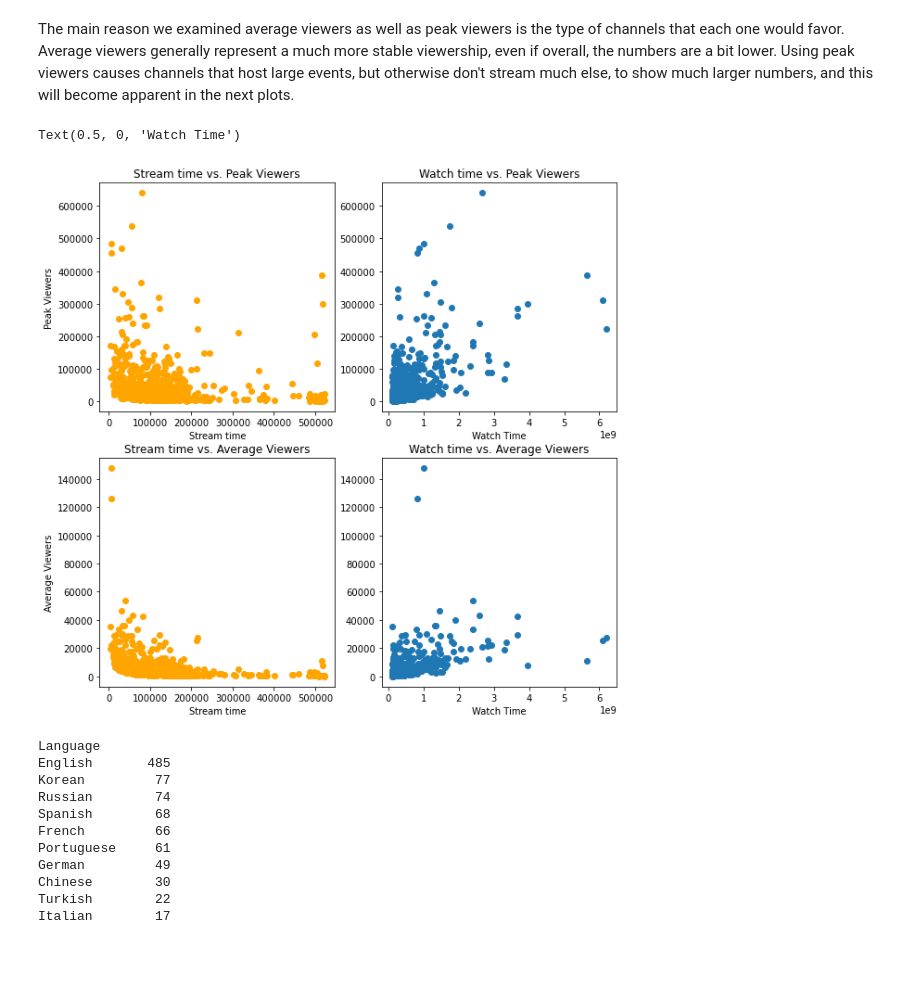
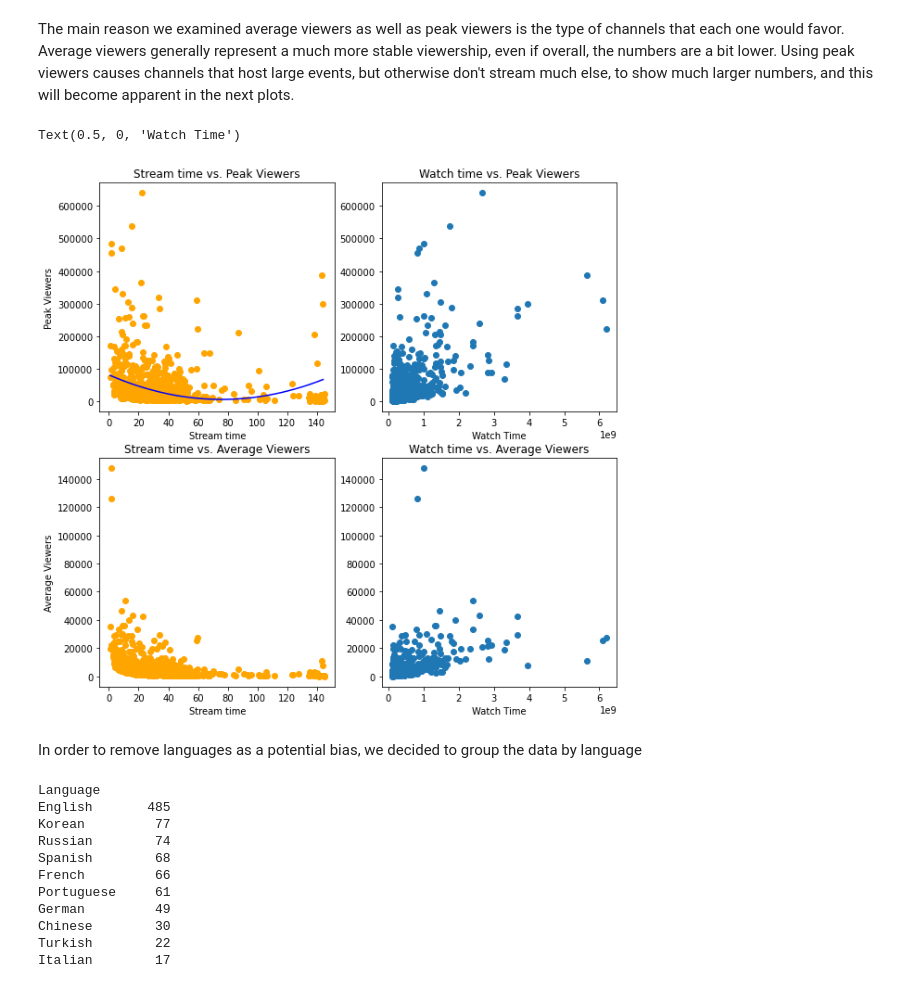
Before and after one commit to BeanutPutters/BeanutPutters.github.io, a Jupyter notebook: project0/Final.ipynb, the cells around one changed output. Drawn from its saved outputs; the diff is of its cells as text; code cells hidden in the pictures; blank space fills up the shorter version.

```diff
--- a/project0/Final.ipynb
+++ b/project0/Final.ipynb
@@ -28,10 +28,17 @@ from matplotlib import cm
 import matplotlib.colors as mcolors
 # %%
 data = pd.read_csv("twitchdata-update.csv")
+# Dropping attributes unused in our analysis
+data = data.drop(['Partnered','Mature'],axis = 1)
 
 # Modifying data with extra rows for analysis/cleaning
-def convertmh(row):
+def convertwt(row):
+    n = float(row["Watch time(Minutes)"])/60/60
+    return n
+def convertst(row):
     n = float(row["Stream time(minutes)"])/60/60
     return n
 
-data["Stream time(days)"] = data.apply(lambda row: convertmh(row),axis = 1)
+data["Watch time(days)"] = data.apply(lambda row: convertwt(row),axis = 1)
+data["Stream time(days)"] = data.apply(lambda row: convertst(row),axis = 1)
+data.head()
@@ -73,33 +74,42 @@ The main reason we examined average viewers as well as peak viewers is the type
 # %%
 plt.figure(figsize=(10,10))
 # Subplot 1
 c1 = plt.subplot(2,2,1)
-c1 = plt.scatter(data["Stream time(minutes)"], data["Peak viewers"], color = "orange")
+c1 = plt.scatter(data["Stream time(days)"], data["Peak viewers"], color = "orange")
 plt.title("Stream time vs. Peak Viewers")
 plt.ylabel("Peak Viewers")
 plt.xlabel("Stream time")
+
+popt, _ = curve_fit(objective, data["Stream time(days)"],  data["Peak viewers"])
+a, b, c = popt
+x_line = np.arange(min(data["Stream time(days)"]), max(data["Stream time(days)"]), 0.8)
+y_line = objective(x_line, a, b, c)
+
+plt.plot(x_line, y_line, color='blue')
 
 # Subplot 2
 c2 = plt.subplot(2,2,2)
 c2 = plt.scatter(data["Watch time(Minutes)"], data["Peak viewers"])
 plt.title("Watch time vs. Peak Viewers")
 plt.xlabel("Watch Time")
 
 # Subplot 3
 c1 = plt.subplot(2,2,3)
-c1 = plt.scatter(data["Stream time(minutes)"], data["Average viewers"], color = "orange")
+c1 = plt.scatter(data["Stream time(days)"], data["Average viewers"], color = "orange")
 plt.title("Stream time vs. Average Viewers")
 plt.xlabel("Stream time")
 plt.ylabel("Average Viewers")
 
 # Subplot 4
 c2 = plt.subplot(2,2,4)
 c2 = plt.scatter(data["Watch time(Minutes)"], data["Average viewers"])
 plt.title("Watch time vs. Average Viewers")
 plt.xlabel("Watch Time")
 # %% [output]
 Text(0.5, 0, 'Watch Time')
-[figure, old version]
+[figure, new version]
+# %% [markdown]
+In order to remove languages as a potential bias, we decided to group the data by language
 # %%
 lang = data["Language"].unique()
 langs = data.groupby(["Language"])["Channel"].count().sort_values(axis=0,ascending=False)
```
Also changed, not shown: parts of 6 cells of this notebook.
